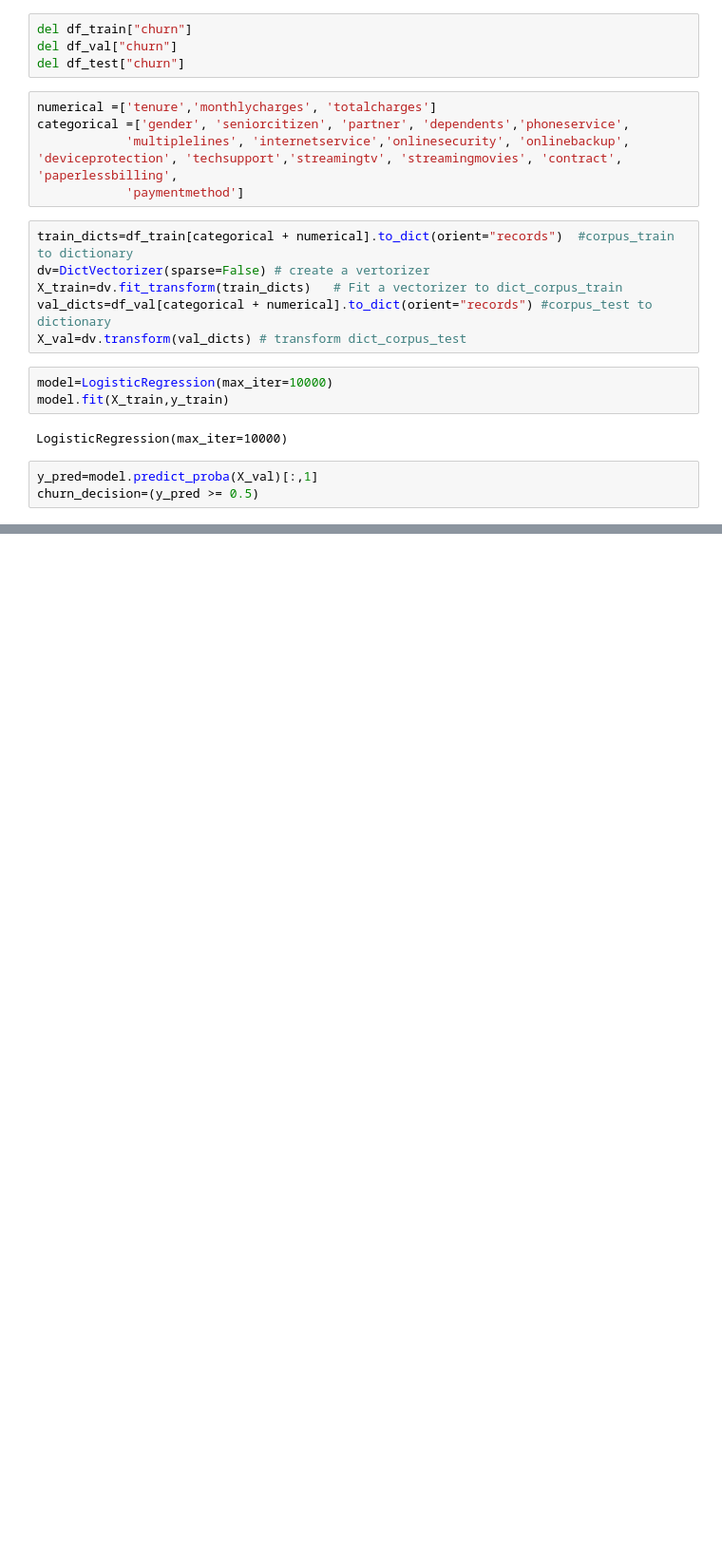
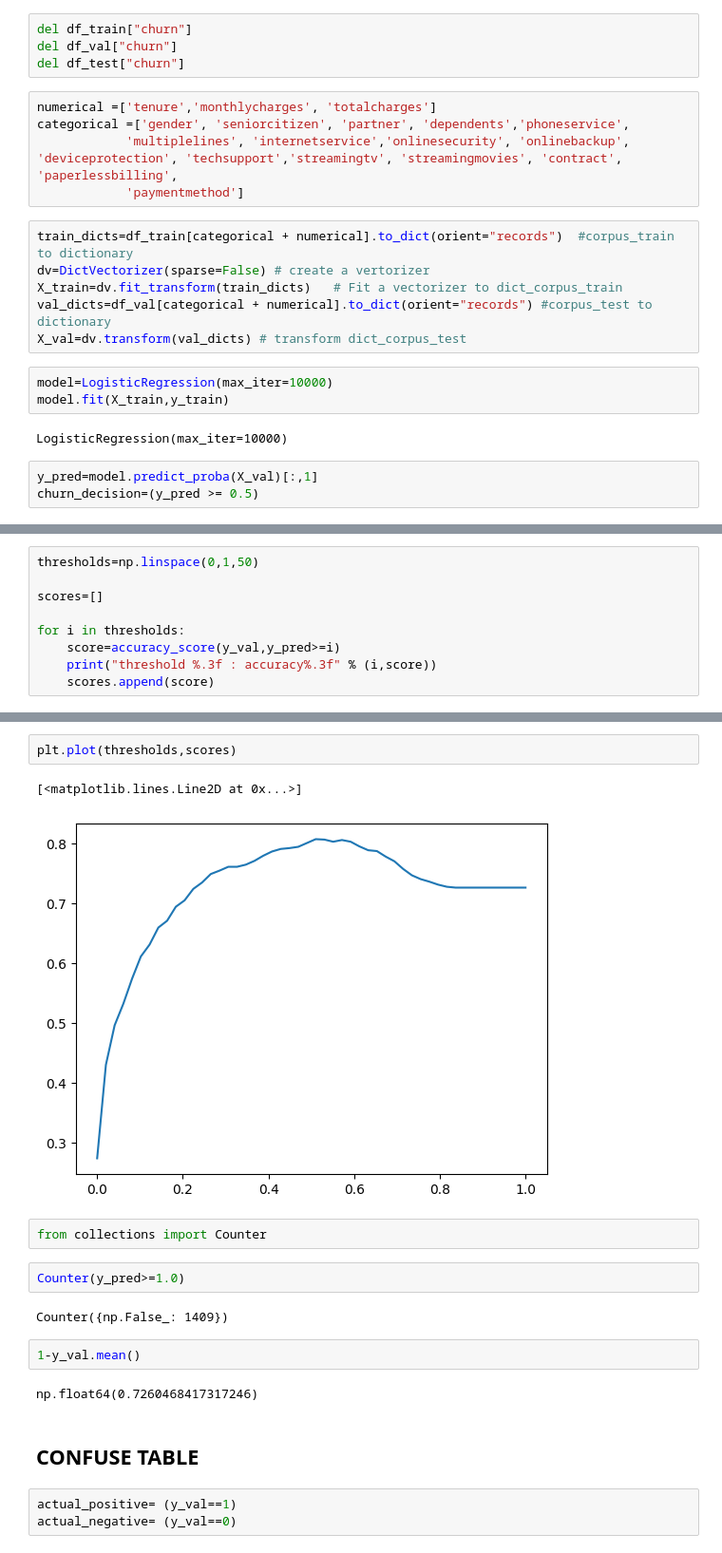
Before and after one commit to apoloconway/machine_learning, a Jupyter notebook: 04-evaluation-metrics/notebook.ipynb, the cells around one changed output, grey strips where cells are left out. Shown: that part at 95% size. Saved outputs shown, nothing was run; the diff lists cells and outputs as text; blank space fills up the shorter version.

```diff
--- a/04-evaluation-metrics/notebook.ipynb
+++ b/04-evaluation-metrics/notebook.ipynb
@@ -61,0 +79,9 @@ np.float64(0.8034066713981547)
+# %%
+thresholds=np.linspace(0,1,50)
+
+scores=[]
+
+for i in thresholds:
+    score=accuracy_score(y_val,y_pred>=i)
+    print("threshold %.3f : accuracy%.3f" % (i,score))
+    scores.append(score)
@@ -61,0 +106,20 @@ np.float64(0.8034066713981547)
+# %%
+plt.plot(thresholds,scores)
+# %% [output]
+[<matplotlib.lines.Line2D at 0x...>]
+[figure, added]
+# %%
+from collections import Counter
+# %%
+Counter(y_pred>=1.0)
+# %% [output]
+Counter({np.False_: 1409})
+# %%
+1-y_val.mean()
+# %% [output]
+np.float64(0.7260468417317246)
+# %% [markdown]
+## CONFUSE TABLE
+# %%
+actual_positive= (y_val==1)
+actual_negative= (y_val==0)
```
Also changed, not shown: parts of 60 cells of this notebook.
